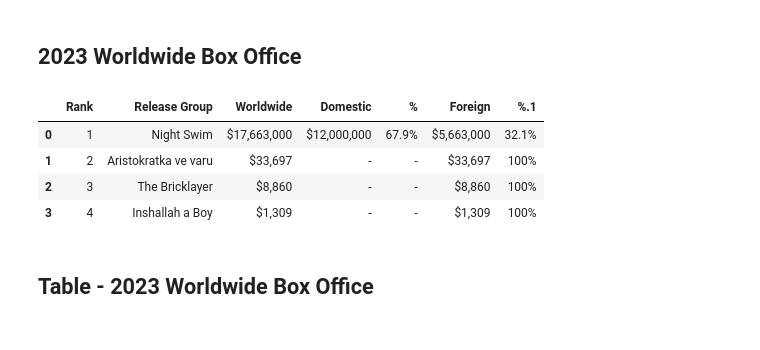
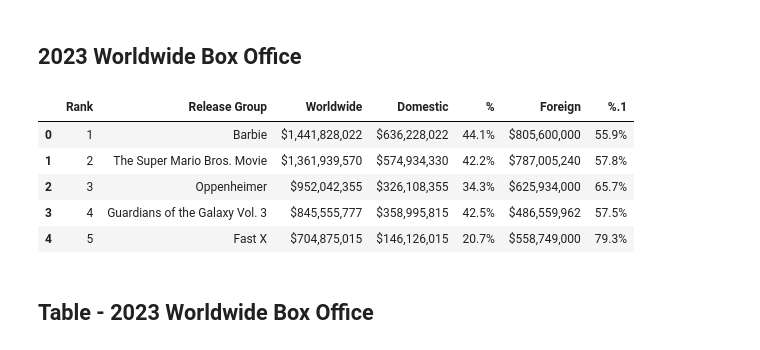
Before and after one commit to StarkArk/SnapCinema_2023, a Jupyter notebook: SnapCinema_Project_Cleaning/SnapCinema2023_Project_Cleaning.ipynb, the cells around one changed output. Drawn from its saved outputs; the diff is of its cells as text; code cells hidden in the pictures.

```diff
--- a/SnapCinema_Project_Cleaning/SnapCinema2023_Project_Cleaning.ipynb
+++ b/SnapCinema_Project_Cleaning/SnapCinema2023_Project_Cleaning.ipynb
@@ -1336,24 +1336,25 @@ import requests
 import numpy as np
 # %%
 # Link
-url = 'https://www.boxofficemojo.com/year/world/?ref_=bo_nb_di_tab'
+url = 'https://www.boxofficemojo.com/year/world/2023/'
 
 # Retrieve html for links
 response = requests.get(url)
 
 # Read responses into the table
 worldwide_2023 = pd.read_html(response.text)
 
 # Select and display the table
 worldwide_2023_df = worldwide_2023[0]
 
 display(worldwide_2023_df.head())
 # %% [output]
 |  | Rank | Release Group | Worldwide | Domestic | % | Foreign | %.1 |
-| 0 | 1 | Night Swim | $17,663,000 | $12,000,000 | 67.9% | $5,663,000 | 32.1% |
-| 1 | 2 | Aristokratka ve varu | $33,697 | - | - | $33,697 | 100% |
-| 2 | 3 | The Bricklayer | $8,860 | - | - | $8,860 | 100% |
-| 3 | 4 | Inshallah a Boy | $1,309 | - | - | $1,309 | 100% |
+| 0 | 1 | Barbie | $1,441,828,022 | $636,228,022 | 44.1% | $805,600,000 | 55.9% |
+| 1 | 2 | The Super Mario Bros. Movie | $1,361,939,570 | $574,934,330 | 42.2% | $787,005,240 | 57.8% |
+| 2 | 3 | Oppenheimer | $952,042,355 | $326,108,355 | 34.3% | $625,934,000 | 65.7% |
+| 3 | 4 | Guardians of the Galaxy Vol. 3 | $845,555,777 | $358,995,815 | 42.5% | $486,559,962 | 57.5% |
+| 4 | 5 | Fast X | $704,875,015 | $146,126,015 | 20.7% | $558,749,000 | 79.3% |
 # %% [markdown]
 ## Table - 2023 Worldwide Box Office
 # %%
```
Also changed, not shown: parts of 17 cells of this notebook, 4 other files.
